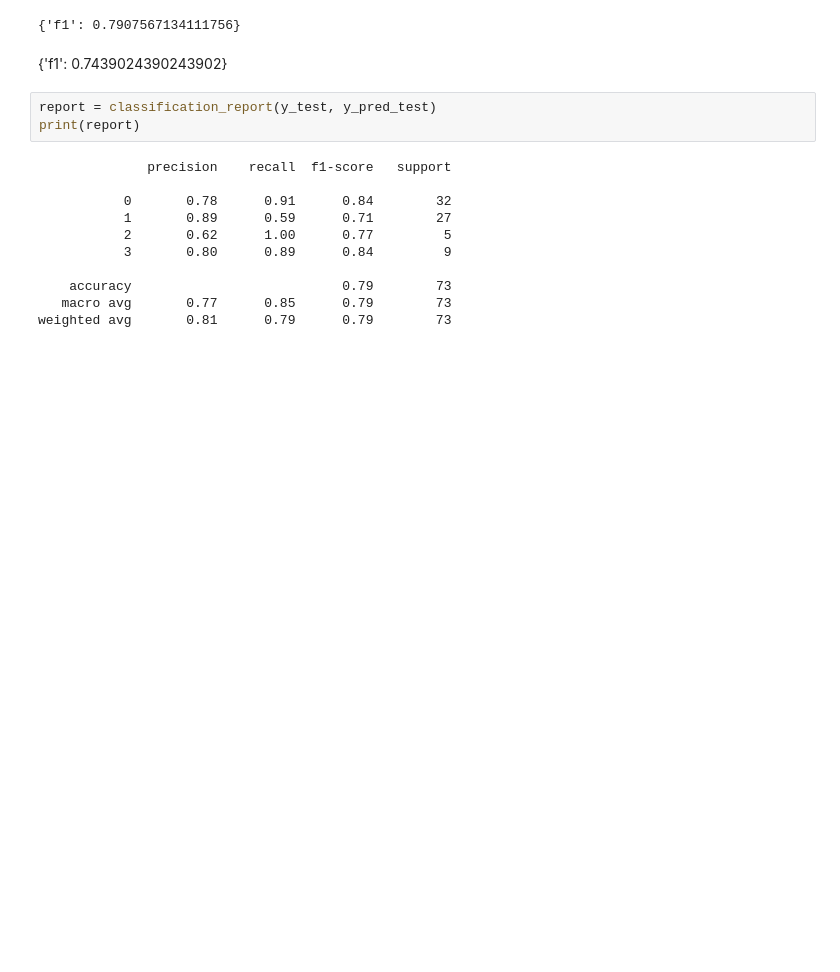
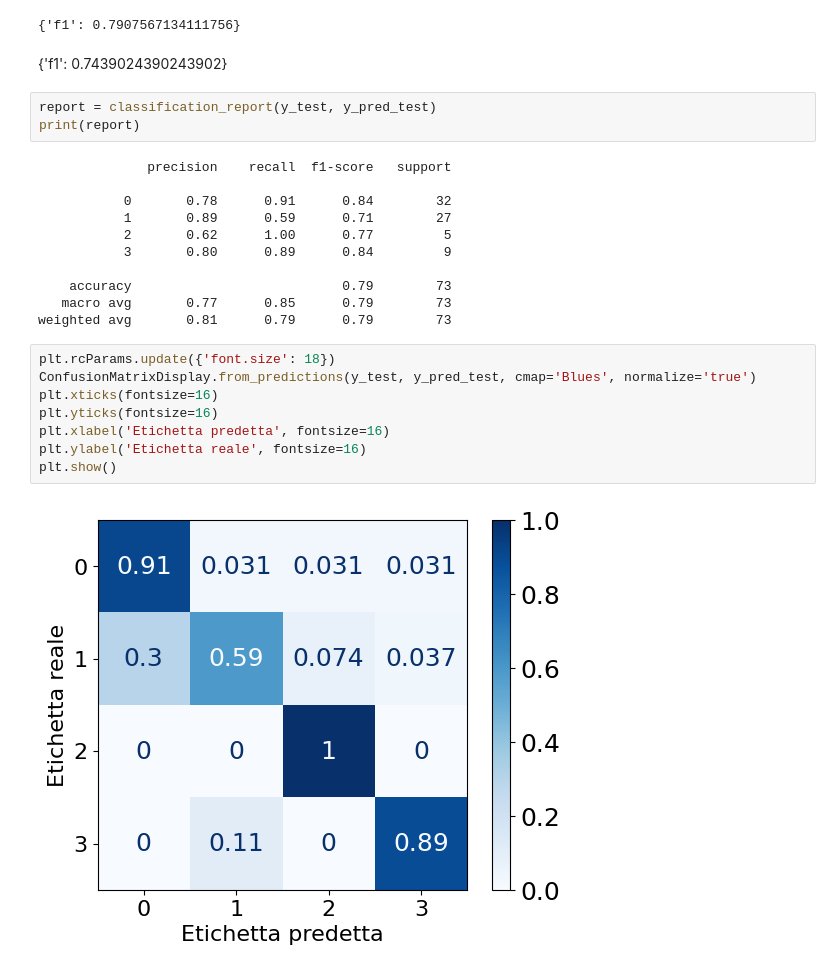
Before and after one commit to iremond/Progetto_HLT, a Jupyter notebook: subtaskB/model_with_custom_LSTM_taskB.ipynb, the cells around one changed output. Saved outputs shown, nothing was run; the diff lists cells and outputs as text; blank space fills up the shorter version.

```diff
--- a/subtaskA/model_with_custom_LSTM_taskB.ipynb
+++ b/subtaskB/model_with_custom_LSTM_taskB.ipynb
@@ -555,3 +567,13 @@ print(report)
     accuracy                           0.79        73
    macro avg       0.77      0.85      0.79        73
 weighted avg       0.81      0.79      0.79        73
+# %%
+plt.rcParams.update({'font.size': 18})
+ConfusionMatrixDisplay.from_predictions(y_test, y_pred_test, cmap='Blues', normalize='true')
+plt.xticks(fontsize=16)
+plt.yticks(fontsize=16)
+plt.xlabel('Etichetta predetta', fontsize=16)
+plt.ylabel('Etichetta reale', fontsize=16)
+plt.show()
+# %% [output]
+[figure, added]
```
Also changed, not shown: parts of 1 cell of this notebook, 1 other file.
